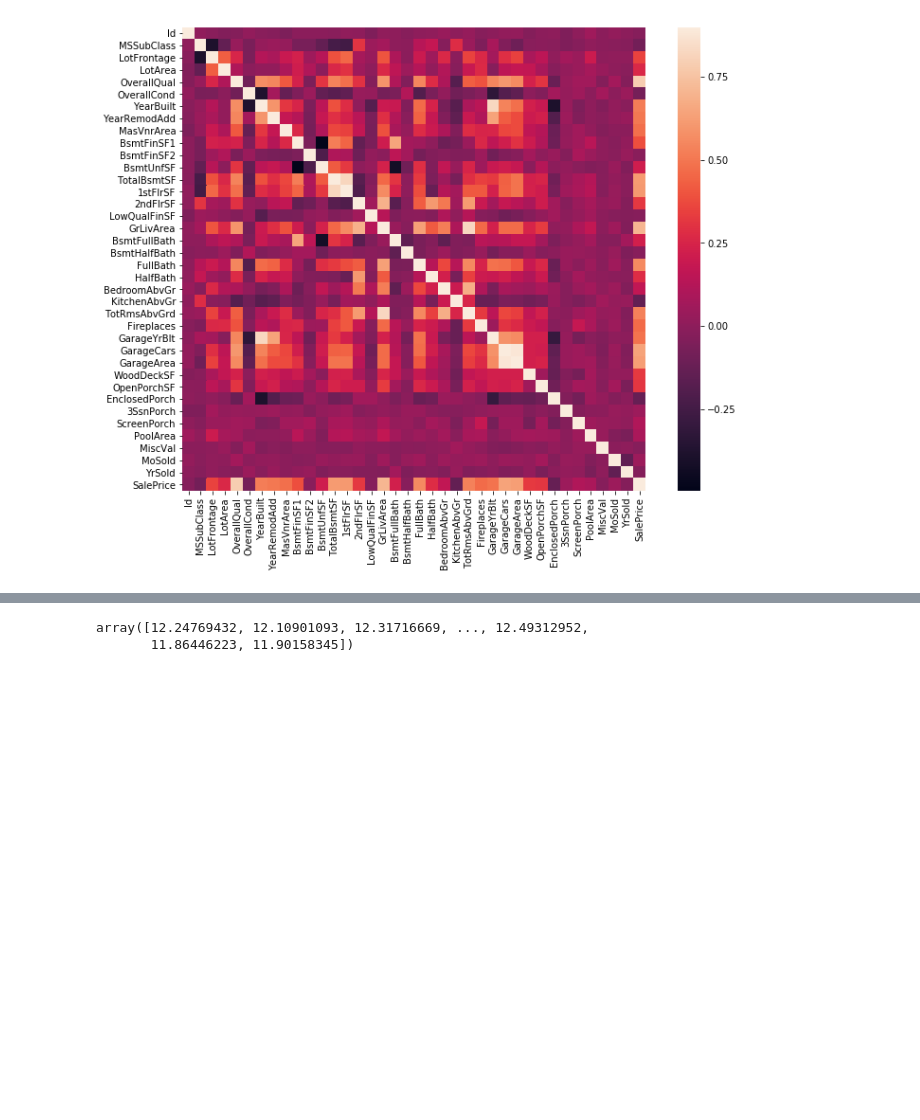
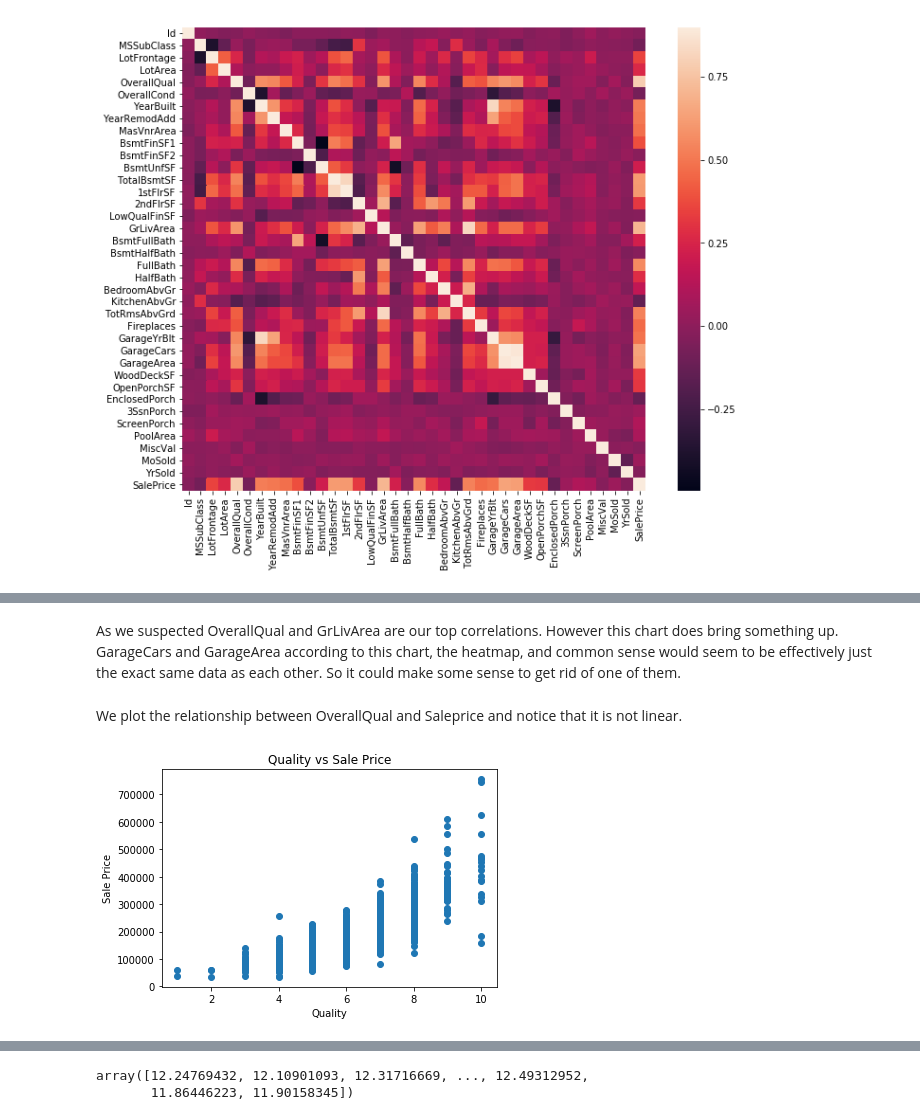
Before and after one commit to frownytown/StatsAndSQLpractice, a Jupyter notebook: CapstoneAnalyticReport.ipynb, the cells around one changed output, grey strips where cells are left out. Cells and saved outputs as stored; diff of their text form; code cells hidden in the pictures; blank space fills up the shorter version.

```diff
--- a/CapstoneAnalyticReport.ipynb
+++ b/CapstoneAnalyticReport.ipynb
@@ -146,0 +177,12 @@ Here we use the seaborn package to look at the relationships between the variabl
+# %% [markdown]
+As we suspected OverallQual and GrLivArea are our top correlations. However this  chart does bring something up. GarageCars and GarageArea according to this chart, the heatmap, and common sense would seem to be effectively just the exact same data as each other. So it could make some sense to get rid of one of them.
+# %% [markdown]
+We plot the relationship between OverallQual and Saleprice and notice that it is not linear.
+# %%
+plt.scatter(train['OverallQual'], train['SalePrice'])
+plt.title("Quality vs Sale Price")
+plt.xlabel("Quality")
+plt.ylabel("Sale Price")
+plt.show()
+# %% [output]
+[figure, added]
```
Also changed, not shown: parts of 17 cells of this notebook.
